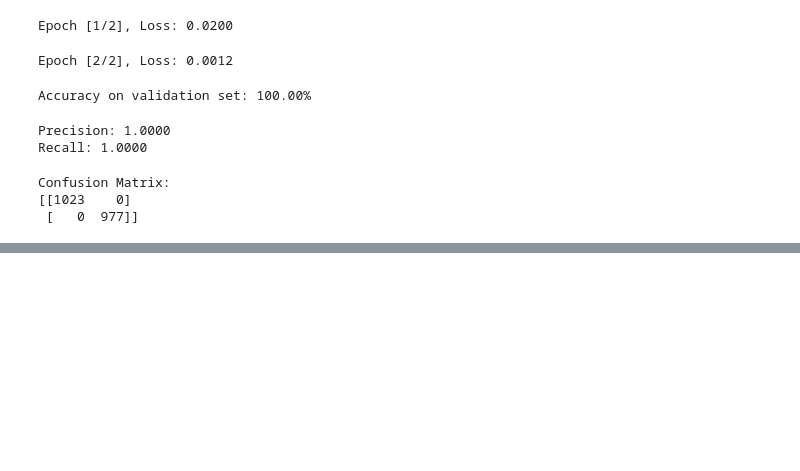
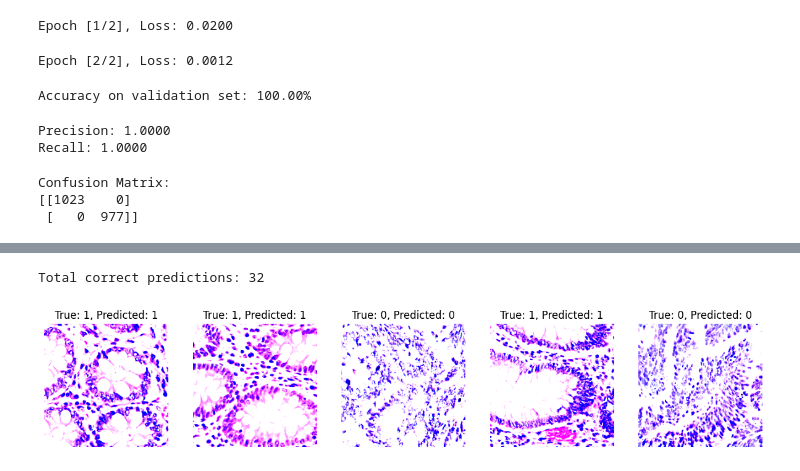
Before and after one commit to MOEINSOHA/MOEINSOHA, a Jupyter notebook: SwinTransformer.ipynb, the cells around one changed output, grey strips where cells are left out. Saved outputs shown, nothing was run; the diff lists cells and outputs as text; code cells hidden in the pictures; blank space fills up the shorter version.

```diff
--- a/SwinTransformer.ipynb
+++ b/SwinTransformer.ipynb
@@ -155,3 +155,48 @@ evaluate_confusion_matrix(model, val_loader)
 Confusion Matrix:
 [[1023    0]
  [   0  977]]
+# %%
+import numpy as np
+import matplotlib.pyplot as plt
+
+def evaluate_model_with_images(model, dataloader, num_images=5):
+    model.eval()  # Set the model to evaluation mode
+
+    total_correct = 0
+    all_images = []
+    all_labels = []
+    true_labels = []
+
+    with torch.no_grad():
+        for images, labels in dataloader:
+            images = images.to(device)
+            labels = labels.to(device)
+
+            outputs = model(images)
+            _, predicted = torch.max(outputs.data, 1)  # Get the predicted labels
+            total_correct += (predicted == labels).sum().item()  # Count correct predictions
+
+            # Collect images and labels
+            all_images.extend(images.cpu().numpy())
+            all_labels.extend(predicted.cpu().numpy())
+            true_labels.extend(labels.cpu().numpy())  # Collect true labels
+
+            # Stop if we've collected enough images
+            if len(all_images) >= num_images:
+                break
+
+    # Calculate the total correct predictions
+    print(f"Total correct predictions: {total_correct}")
+
+    # Display images with true and predicted labels
+    fig, axes = plt.subplots(1, num_images, figsize=(15, 5))
+    for ax, img, pred, true in zip(axes, all_images[:num_images], all_labels[:num_images], true_labels[:num_images]):
+        ax.imshow(np.transpose(img, (1, 2, 0)))  # Change the color channel order
+        ax.set_title(f"True: {true}, Predicted: {pred}")
+        ax.axis('off')
+
+    plt.show()
+
+# Example usage:
+evaluate_model_with_images(model, val_loader, num_images=5)  # Change num_images to desired number of images
+# %% [output]
@@ -157,0 +208,2 @@ Confusion Matrix:
+Total correct predictions: 32
+[figure, added]
```
Also changed, not shown: parts of 1 cell of this notebook.
